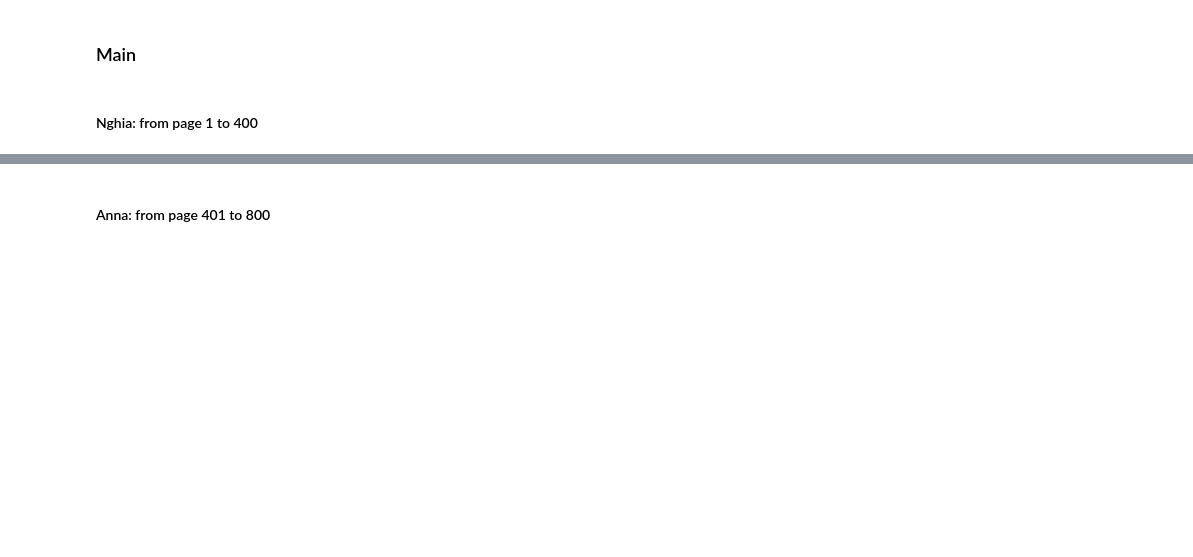
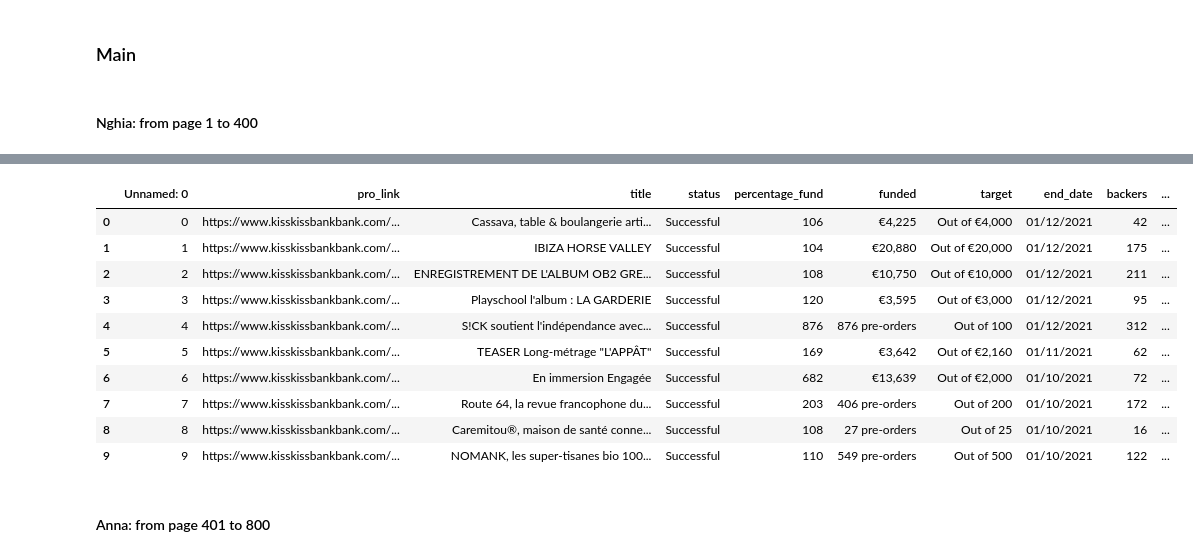
Before and after one commit to nghiadanh26/Crowdfunding, a Jupyter notebook: collect_data_v2.ipynb, the cells around one changed output, grey strips where cells are left out. Saved outputs shown, nothing was run; the diff lists cells and outputs as text; code cells hidden in the pictures; blank space fills up the shorter version.

```diff
--- a/collect_data_v2.ipynb
+++ b/collect_data_v2.ipynb
@@ -485,3 +512,17 @@ save_data(1,11)
+# %%
+project_test.head(10)
+# %% [output]
+|  | Unnamed: 0 | pro_link | title | status | percentage_fund | funded | target | end_date | backers | ... |
+| 0 | 0 | https://www.kisskissbankbank.com/... | Cassava, table & boulangerie arti... | Successful | 106 | €4,225 | Out of €4,000 | 01/12/2021 | 42 | ... |
+| 1 | 1 | https://www.kisskissbankbank.com/... | IBIZA HORSE VALLEY | Successful | 104 | €20,880 | Out of €20,000 | 01/12/2021 | 175 | ... |
+| 2 | 2 | https://www.kisskissbankbank.com/... | ENREGISTREMENT DE L'ALBUM OB2 GRE... | Successful | 108 | €10,750 | Out of €10,000 | 01/12/2021 | 211 | ... |
+| 3 | 3 | https://www.kisskissbankbank.com/... | Playschool l'album : LA GARDERIE | Successful | 120 | €3,595 | Out of €3,000 | 01/12/2021 | 95 | ... |
+| 4 | 4 | https://www.kisskissbankbank.com/... | S!CK soutient l'indépendance avec... | Successful | 876 | 876 pre-orders | Out of 100 | 01/12/2021 | 312 | ... |
+| 5 | 5 | https://www.kisskissbankbank.com/... | TEASER Long-métrage "L'APPÂT" | Successful | 169 | €3,642 | Out of €2,160 | 01/11/2021 | 62 | ... |
+| 6 | 6 | https://www.kisskissbankbank.com/... | En immersion Engagée | Successful | 682 | €13,639 | Out of €2,000 | 01/10/2021 | 72 | ... |
+| 7 | 7 | https://www.kisskissbankbank.com/... | Route 64, la revue francophone du... | Successful | 203 | 406 pre-orders | Out of 200 | 01/10/2021 | 172 | ... |
+| 8 | 8 | https://www.kisskissbankbank.com/... | Caremitou®, maison de santé conne... | Successful | 108 | 27 pre-orders | Out of 25 | 01/10/2021 | 16 | ... |
+| 9 | 9 | https://www.kisskissbankbank.com/... | NOMANK, les super-tisanes bio 100... | Successful | 110 | 549 pre-orders | Out of 500 | 01/10/2021 | 122 | ... |
 # %% [markdown]
 #### Anna: from page 401 to 800
 # %% [markdown]
```
Also changed, not shown: parts of 6 cells of this notebook.
